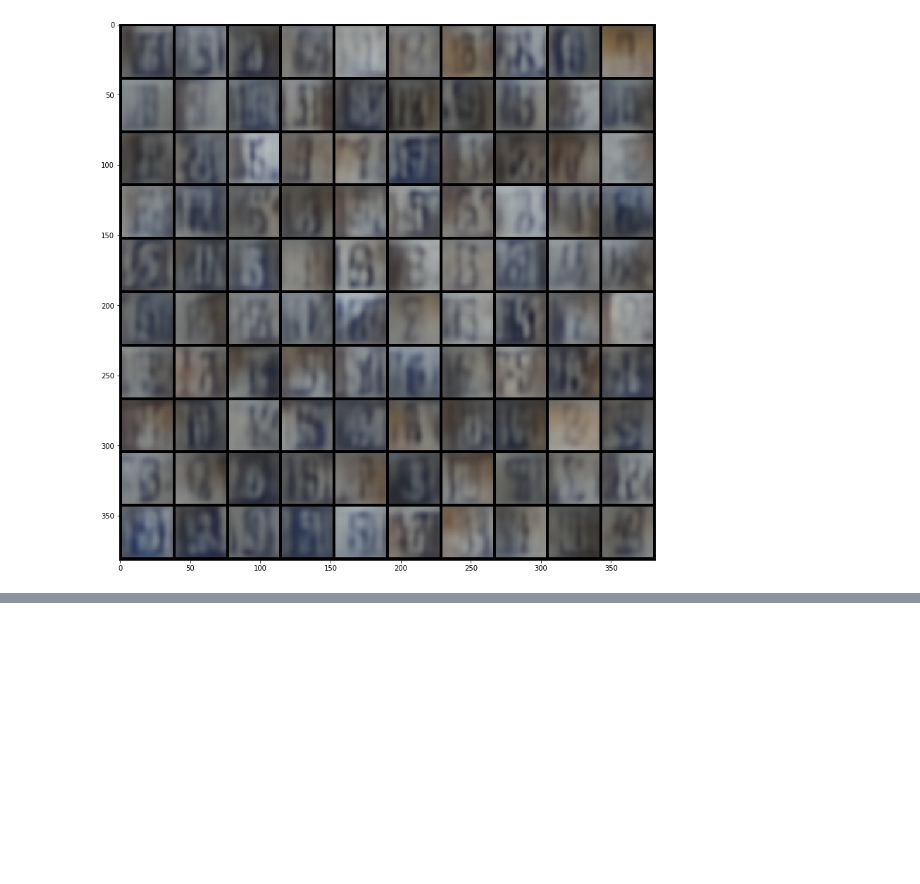
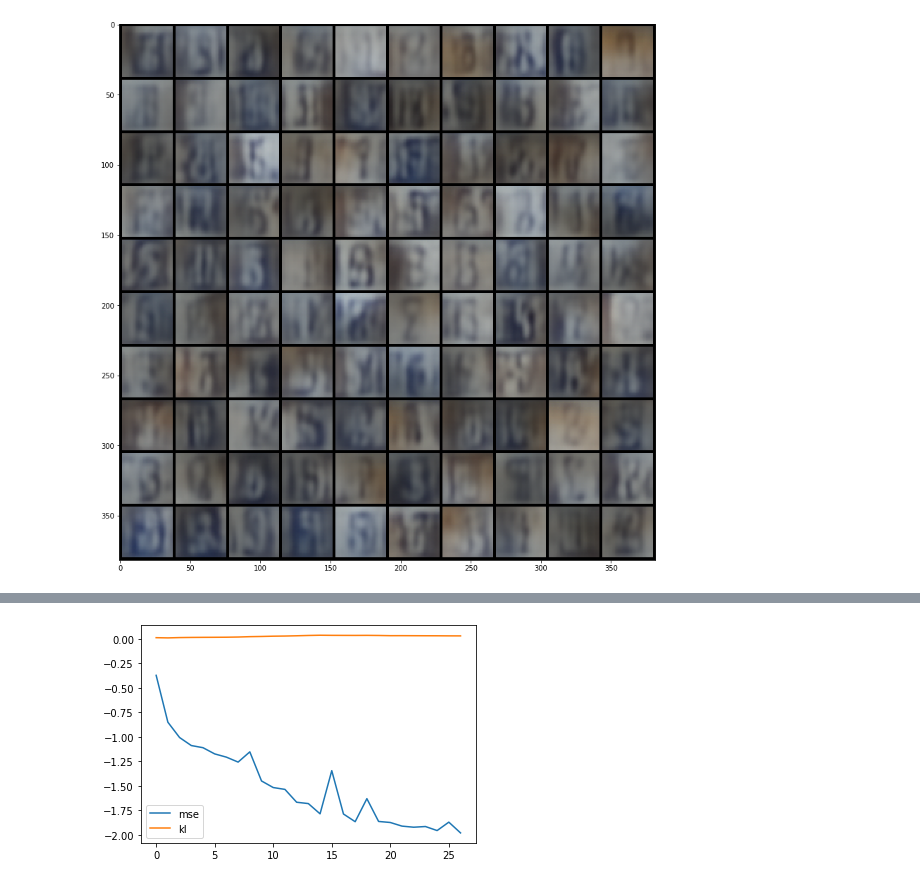
Before and after one commit to AndreySmirdin/DeepUnsupervisedLearning, a Jupyter notebook: Task7.ipynb, the cells around one changed output, grey strips where cells are left out. Drawn from its saved outputs; the diff is of its cells as text; code cells hidden in the pictures; blank space fills up the shorter version.

```diff
--- a/Task7.ipynb
+++ b/Task7.ipynb
@@ -270,0 +397,6 @@ imshow(grid)
+# %%
+plt.plot(np.arange(len(mse_loss)), mse_loss)
+plt.plot(np.arange(len(kl_loss)), kl_loss)
+plt.legend(('mse', 'kl'));
+# %% [output]
+[figure, added]
```
Also changed, not shown: parts of 9 cells of this notebook.
